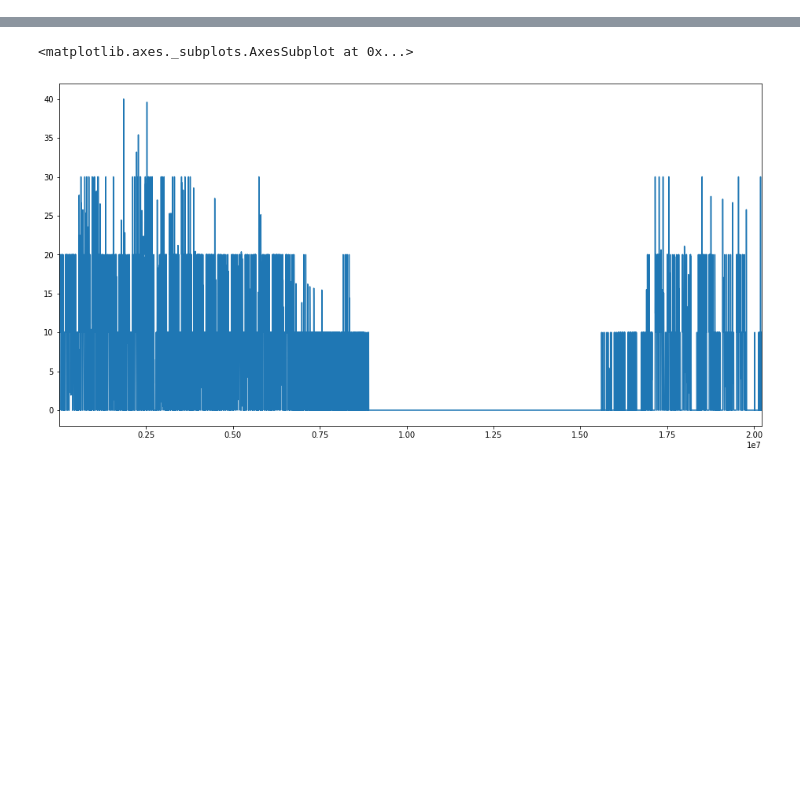
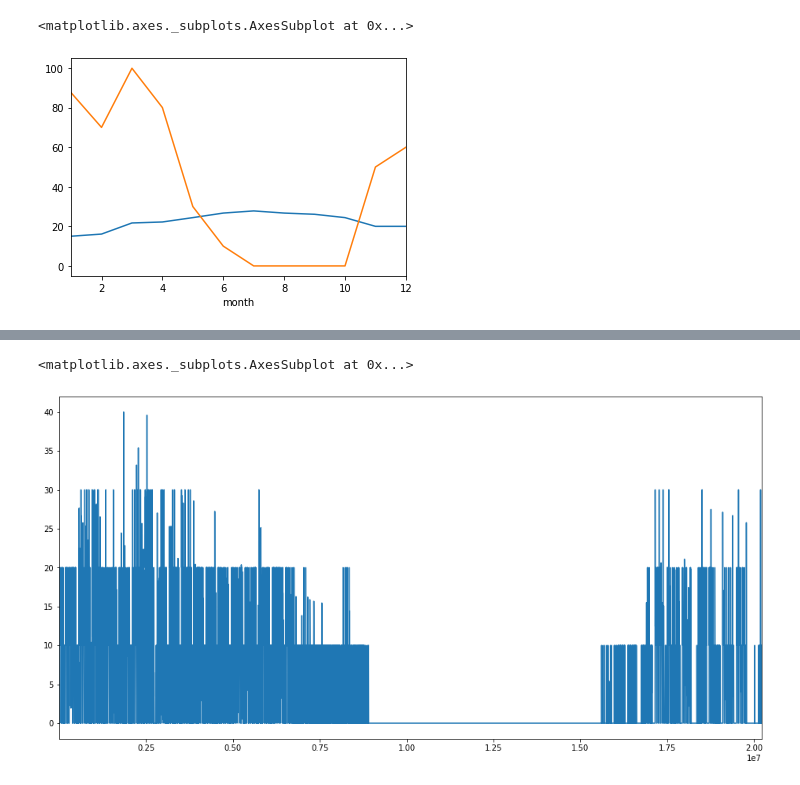
Before and after one commit to EvilPsyCHo/competition, a Jupyter notebook: Kaggle-ASHRAE/未命名.ipynb, the cells around one changed output, grey strips where cells are left out. Drawn from its saved outputs; the diff is of its cells as text; code cells hidden in the pictures; blank space fills up the shorter version.

```diff
--- a/Kaggle-ASHRAE/未命名.ipynb
+++ b/Kaggle-ASHRAE/未命名.ipynb
@@ -90,0 +84,6 @@ array([ 106,  109,  112,  113,  114,  117,  119,  121,  138,  139,  144,
+# %%
+w_stat[w_stat.site_id == 0].set_index('month').air_temperature.plot()
+stat[(stat.meter==3) & (stat.site_id==1)].set_index("month").tmp.plot()
+# %% [output]
+<matplotlib.axes._subplots.AxesSubplot at 0x...>
+[figure, added]
```
Also changed, not shown: parts of 26 cells of this notebook, 3 other files.
